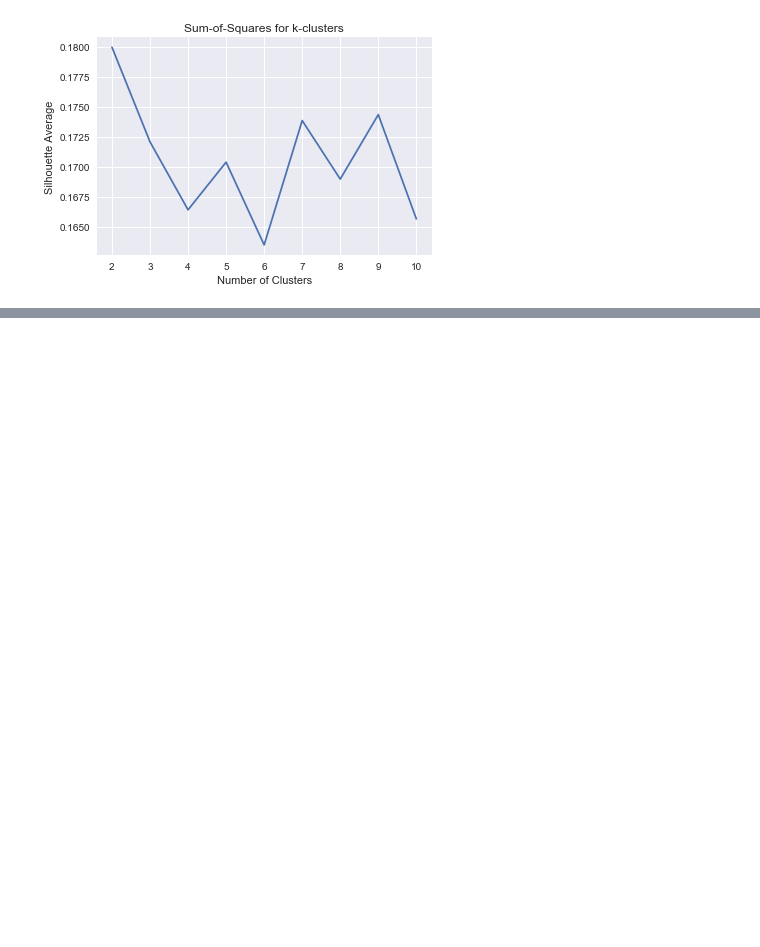
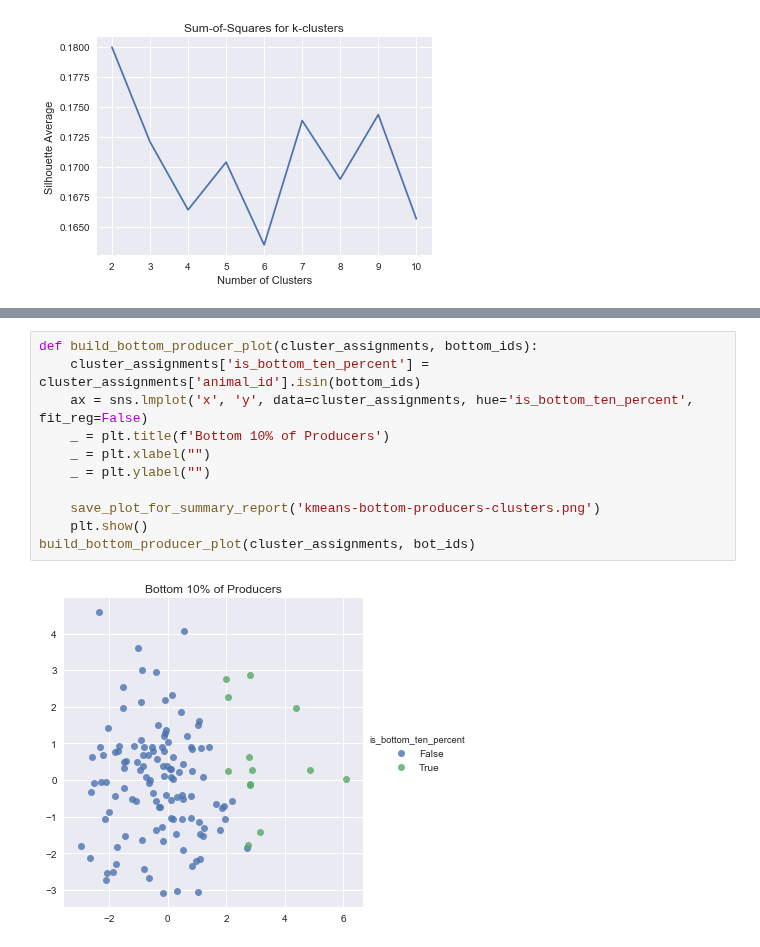
Before and after one commit to falaktheoptimist/happy-cows, a Jupyter notebook: notebooks/report-plot-generation/report-plot-pca-and-kmeans-cluster-analysis.ipynb, the cells around one changed output, grey strips where cells are left out. Cells and saved outputs as stored; diff of their text form; blank space fills up the shorter version.

```diff
--- a/notebooks/report-plot-generation/report-plot-pca-and-kmeans-cluster-analysis.ipynb
+++ b/notebooks/report-plot-generation/report-plot-pca-and-kmeans-cluster-analysis.ipynb
@@ -206,0 +200,13 @@ generate_profile_results(cluster_assignments, top_ids, bot_ids)
+# %%
+def build_bottom_producer_plot(cluster_assignments, bottom_ids):
+    cluster_assignments['is_bottom_ten_percent'] = cluster_assignments['animal_id'].isin(bottom_ids)
+    ax = sns.lmplot('x', 'y', data=cluster_assignments, hue='is_bottom_ten_percent', fit_reg=False)
+    _ = plt.title(f'Bottom 10% of Producers')
+    _ = plt.xlabel("")
+    _ = plt.ylabel("")
+
+    save_plot_for_summary_report('kmeans-bottom-producers-clusters.png')
+    plt.show()
+build_bottom_producer_plot(cluster_assignments, bot_ids)
+# %% [output]
+[figure, added]
```
Also changed, not shown: parts of 3 cells of this notebook, 10 other files.
